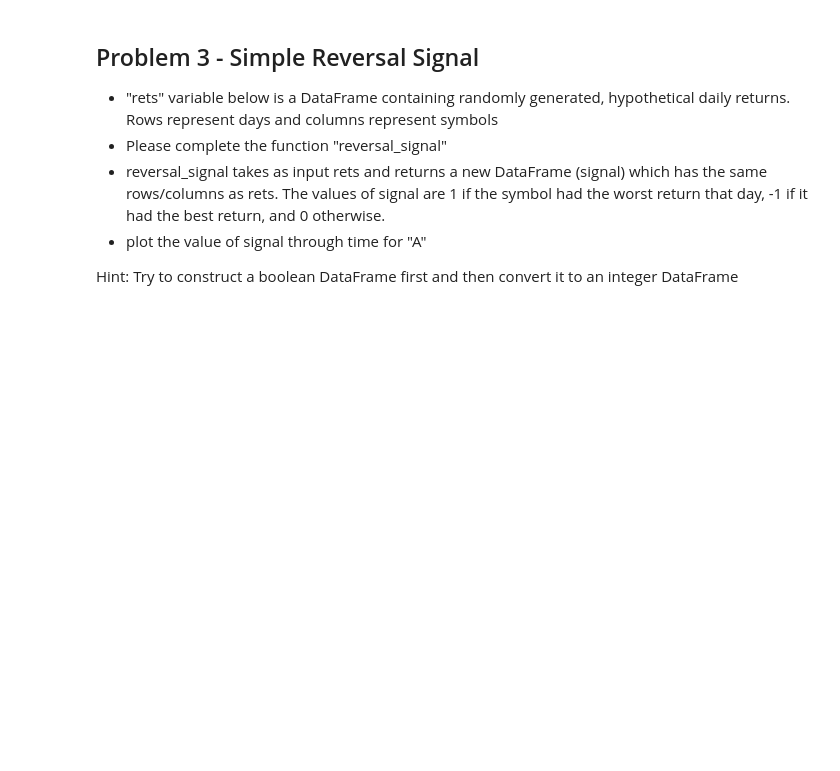
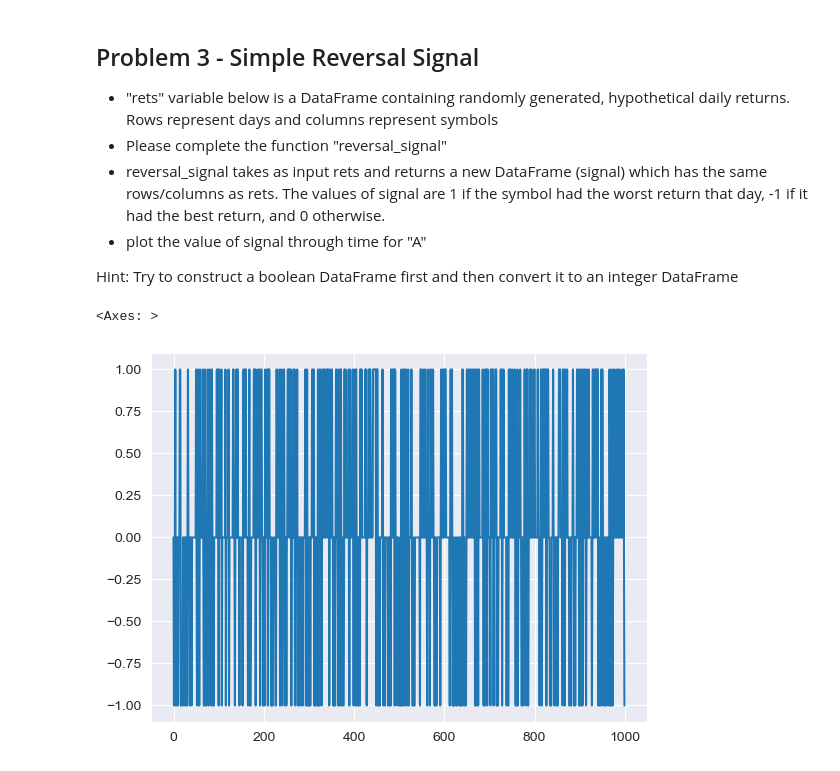
Before and after one commit to misterfitz/wsqCode, a Jupyter notebook: Homework2.ipynb, the cells around one changed output. Drawn from its saved outputs; the diff is of its cells as text; code cells hidden in the pictures; blank space fills up the shorter version.

```diff
--- a/Homework2.ipynb
+++ b/Homework2.ipynb
@@ -96,4 +96,18 @@ def reversal_signal(rets):
     # signal has same index/columns as rets
     # the value in signal is  1 if the symbol had the worst return on
     # a particular day, -1 if it had the best, and 0 otherwise
+    ranked = rets.rank(1, method = 'first')
+
+    is_max = (ranked == rets.shape[1]) * 1
+    is_min = (ranked == 1) * 1
+
+    signal = is_min - is_max
+
     return signal
+# %%
+signal = reversal_signal(rets)
+# %%
+signal["A"].plot()
+# %% [output]
+<Axes: >
+[figure, added]
```
Also changed, not shown: parts of 2 cells of this notebook, 1 other file.
